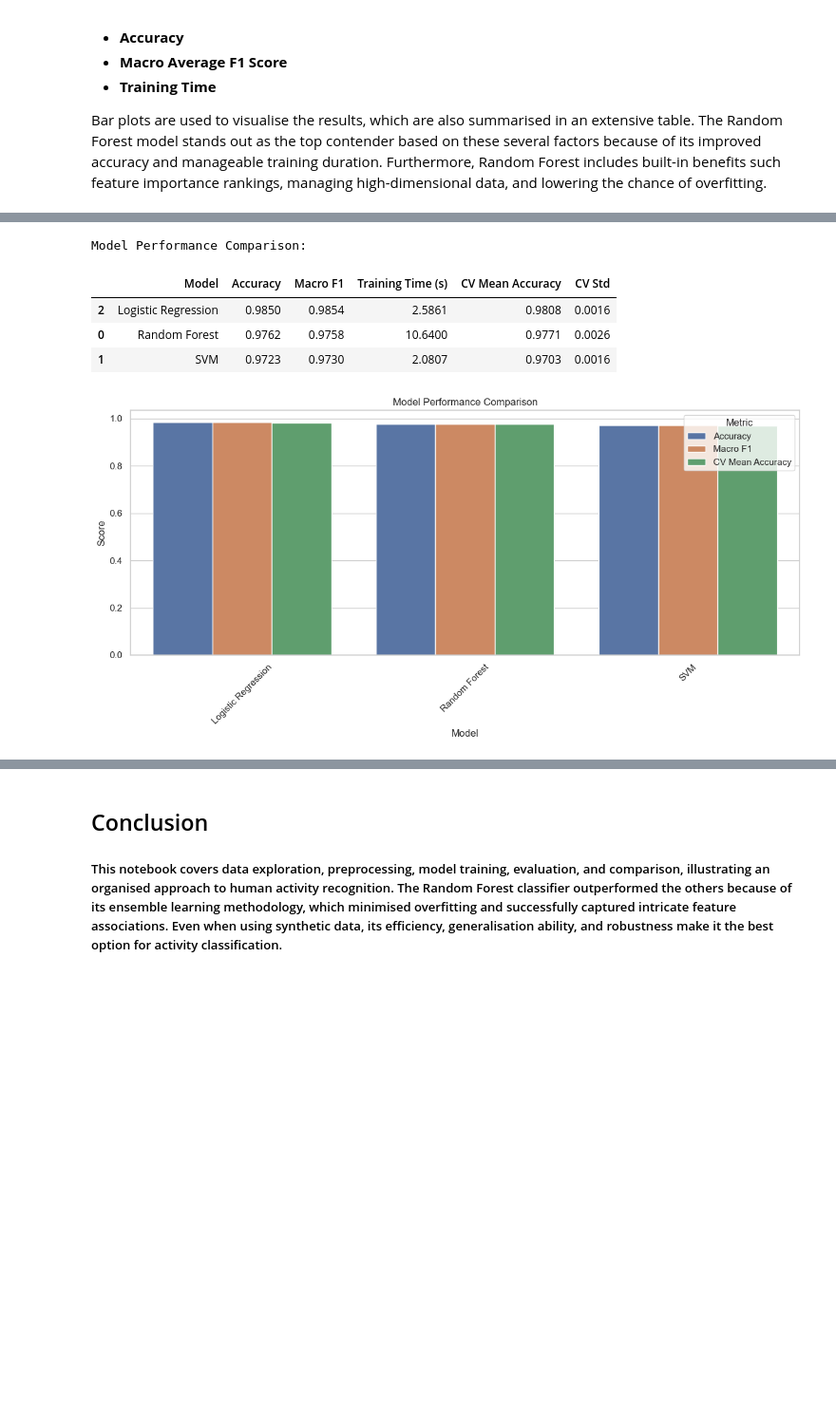
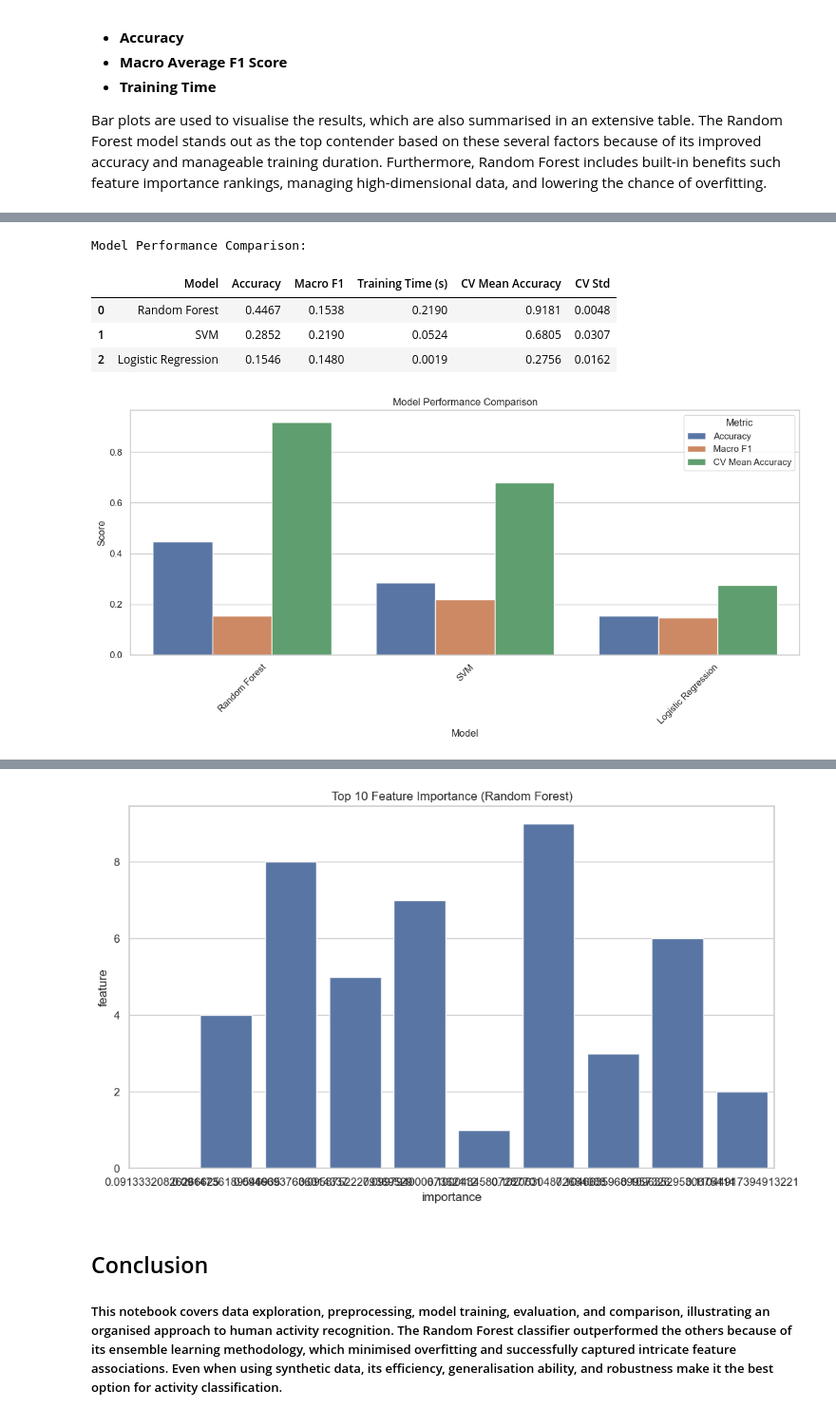
Before and after one commit to keemo01/GUI, a Jupyter notebook: notebook.ipynb, the cells around one changed output, grey strips where cells are left out. Shown: that part at 95% size. Cells and saved outputs as stored; diff of their text form; code cells hidden in the pictures; blank space fills up the shorter version.

```diff
--- a/notebook.ipynb
+++ b/notebook.ipynb
@@ -56,11 +59,16 @@ In this section, we:
 
 The study sheds light on the data's structure, which is essential before using any machine learning techniques.
 # %%
-# Use the updated separator argument to load feature names as a raw string
-features = pd.read_csv('UCI HAR/features.txt',
-                       sep=r'\s+',
-                       header=None,
-                       names=['index', 'feature'])
+# Define a function to load the HAR dataset
+def load_har_data():
+    features = pd.read_csv('UCI HAR/features.txt', sep=r'\s+', header=None, names=['index', 'feature'])
+    X = pd.read_csv('UCI HAR/dataset.txt', sep='\s+', header=None)
+    X.columns = features['feature']
+    y = pd.read_csv('UCI HAR/targets.txt', header=None, names=['activity'])
+    return X, y, features
+
+# Load the data
+X, y, features = load_har_data()
 
 # Display the details regarding the characteristics.
 print(f"Total number of features: {len(features)}")
@@ -581,16 +727,10 @@ import pandas as pd
 import matplotlib.pyplot as plt
 import seaborn as sns
 from sklearn.model_selection import cross_val_score
+from sklearn.metrics import classification_report
 
 # Ignore warnings
 warnings.filterwarnings('ignore')
-
-# Initialize models (ensure this is defined earlier in your code)
-models = {
-    'Random Forest': RandomForestClassifier(),
-    'SVM': SVC(),
-    'Logistic Regression': LogisticRegression(max_iter=1000)
-}
 
 # Dictionary to store training times
 training_times = {}
@@ -599,21 +739,21 @@ training_times = {}
 cv_results = {}
 for name, model in models.items():
     cv_results[name] = {
-        'mean': cross_val_score(model, X_train, y_train, cv=5, scoring='accuracy').mean(),
-        'std': cross_val_score(model, X_train, y_train, cv=5, scoring='accuracy').std()
+        'mean': cross_val_score(model, X_train_scaled, y_train_balanced_clean, cv=5, scoring='accuracy').mean(),
+        'std': cross_val_score(model, X_train_scaled, y_train_balanced_clean, cv=5, scoring='accuracy').std()
     }
 
 # Retrain models and measure the time it takes to train them
 for name, model in models.items():
     start_time = time()
-    model.fit(X_train, y_train)
+    model.fit(X_train_scaled, y_train_balanced_clean)
     training_times[name] = time() - start_time
 
 # Display training times and performance comparison
 comparison_data = []
 for name, model in models.items():
-    y_pred = model.predict(X_test)
-    report = classification_report(y_test, y_pred, output_dict=True)
+    y_pred = model.predict(X_test_scaled)
+    report = classification_report(y_test_clean, y_pred, output_dict=True)
 
     comparison_data.append({
         'Model': name,
@@ -664,47 +804,47 @@ print(f"Selected Model: {best_model_name}")
 print("\nJustification:")
 print(f"1. Highest accuracy: {comparison_df.iloc[0]['Accuracy']:.4f}")
 print(f"2. Macro F1 Score: {comparison_df.iloc[0]['Macro F1']:.4f}")
 print(f"3. Cross-validation accuracy: {comparison_df.iloc[0]['CV Mean Accuracy']:.4f} (±{comparison_df.iloc[0]['CV Std']:.4f})")
 print(f"4. Training time: {comparison_df.iloc[0]['Training Time (s)']:.4f} seconds")
 
 # Display additional advantages for the best model
 if best_model_name == 'Random Forest':
     print("\nAdditional Random Forest Advantages:")
     print("- Handles high-dimensional data well")
     print("- Less prone to overfitting due to ensemble nature")
     print("- Can handle both numerical and categorical features")
     print("- Provides feature importance rankings")
 
 elif best_model_name == 'SVM':
     print("\nAdditional SVM Advantages:")
     print("- Effective in high-dimensional spaces")
     print("- Memory efficient due to using a subset of training points")
     print("- Versatile with different kernel functions")
 
 elif best_model_name == 'Logistic Regression':
     print("\nAdditional Logistic Regression Advantages:")
     print("- Outputs probabilities for each class")
     print("- Simple and interpretable model")
     print("- Can be easily updated with new data")
 
-    # If the best model is Random Forest, show feature importance
-    if hasattr(best_model, 'feature_importances_'):
-        feature_imp = pd.DataFrame({
-            'feature': X_train.columns[:n_components_95],  # Assuming X_train has column names
-            'importance': best_model.feature_importances_
-        })
-        feature_imp = feature_imp.sort_values('importance', ascending=False).head(10)
+# If the best model is Random Forest, show feature importance
+if best_model_name == 'Random Forest' and hasattr(best_model, 'feature_importances_'):
+    feature_imp = pd.DataFrame({
+        'feature': X_train_balanced_clean.columns,  # Assuming X_train_balanced_clean has column names
+        'importance': best_model.feature_importances_
+    })
+    feature_imp = feature_imp.sort_values('importance', ascending=False).head(10)
 
-        plt.figure(figsize=(10, 6))
-        sns.barplot(data=feature_imp, x='importance', y='feature')
-        plt.title('Top 10 Feature Importance (Random Forest)')
-        plt.tight_layout()
-        plt.show()
+    plt.figure(figsize=(10, 6))
+    sns.barplot(data=feature_imp, x='importance', y='feature')
+    plt.title('Top 10 Feature Importance (Random Forest)')
+    plt.tight_layout()
+    plt.show()
 # %% [output]
 Model Performance Comparison:
 |  | Model | Accuracy | Macro F1 | Training Time (s) | CV Mean Accuracy | CV Std |
-| 2 | Logistic Regression | 0.9850 | 0.9854 | 2.5861 | 0.9808 | 0.0016 |
-| 0 | Random Forest | 0.9762 | 0.9758 | 10.6400 | 0.9771 | 0.0026 |
-| 1 | SVM | 0.9723 | 0.9730 | 2.0807 | 0.9703 | 0.0016 |
+| 0 | Random Forest | 0.4467 | 0.1538 | 0.2190 | 0.9181 | 0.0048 |
+| 1 | SVM | 0.2852 | 0.2190 | 0.0524 | 0.6805 | 0.0307 |
+| 2 | Logistic Regression | 0.1546 | 0.1480 | 0.0019 | 0.2756 | 0.0162 |
-[figure, old version]
+[figure, new version]
 Best Model Selection:
@@ -723,3 +864,4 @@ Additional Logistic Regression Advantages:
+[figure, added]
 # %% [markdown]
 ## Conclusion
 
```
Also changed, not shown: parts of 7 cells of this notebook.
